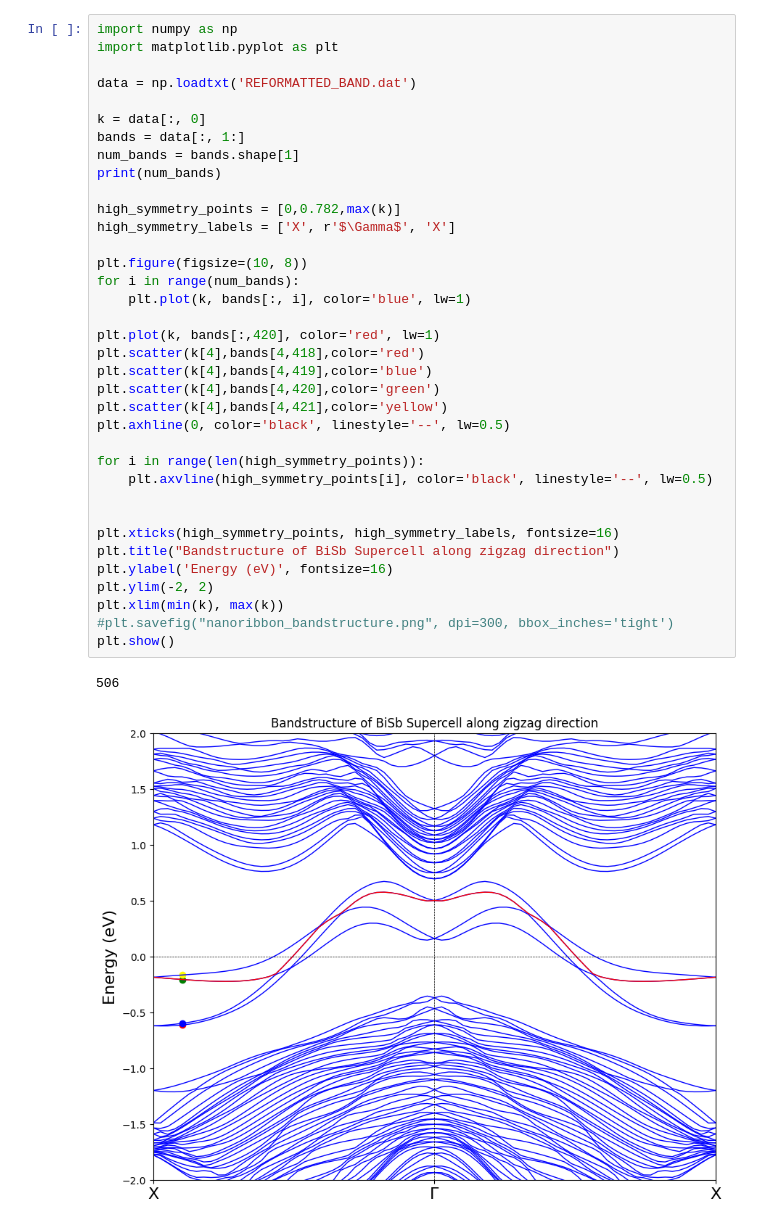
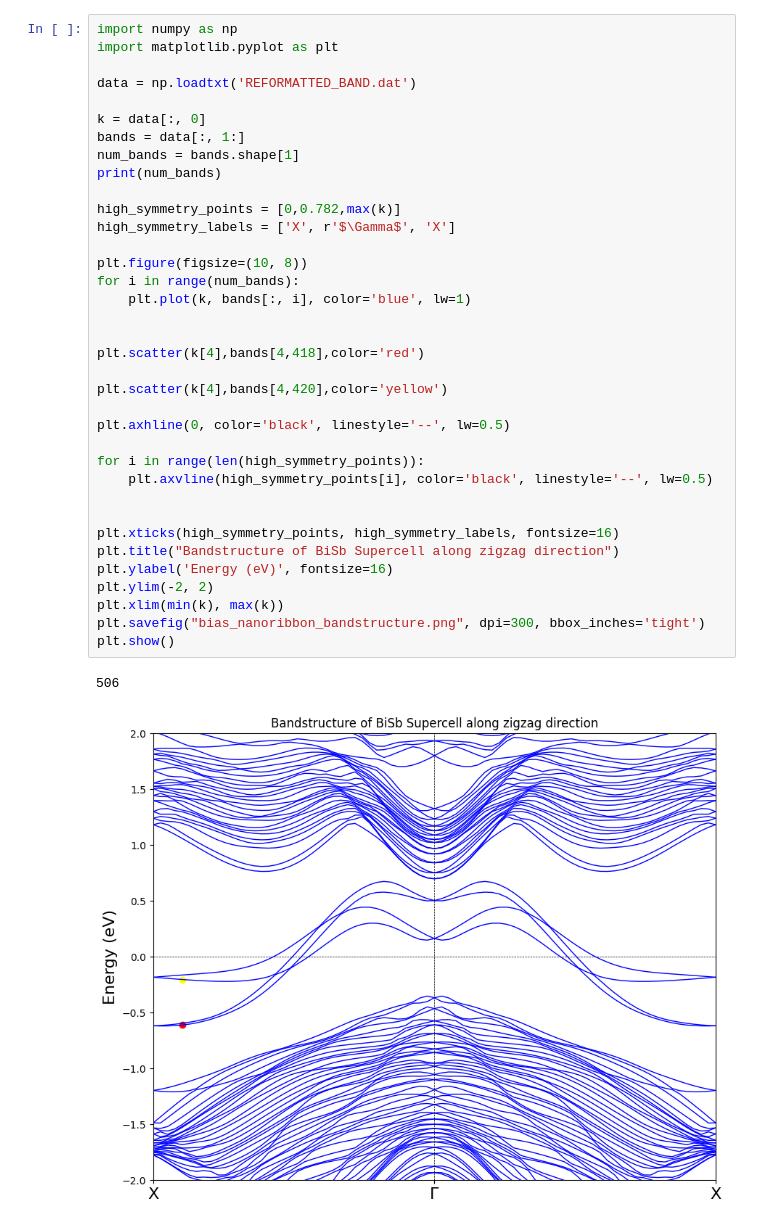
Before and after one commit to Lactuka/Thesis, a Jupyter notebook: bias-nanoribbon/bias-nanoribbon.ipynb, the cells around one changed output. Drawn from its saved outputs; the diff is of its cells as text.

```diff
--- a/bias-nanoribbon/bias-nanoribbon.ipynb
+++ b/bias-nanoribbon/bias-nanoribbon.ipynb
@@ -4,39 +4,39 @@ import matplotlib.pyplot as plt
 
 data = np.loadtxt('REFORMATTED_BAND.dat')
 
 k = data[:, 0]
 bands = data[:, 1:]
 num_bands = bands.shape[1]
 print(num_bands)
 
 high_symmetry_points = [0,0.782,max(k)]
 high_symmetry_labels = ['X', r'$\Gamma$', 'X']
 
 plt.figure(figsize=(10, 8))
 for i in range(num_bands):
     plt.plot(k, bands[:, i], color='blue', lw=1)
 
-plt.plot(k, bands[:,420], color='red', lw=1)
+
 plt.scatter(k[4],bands[4,418],color='red')
-plt.scatter(k[4],bands[4,419],color='blue')
-plt.scatter(k[4],bands[4,420],color='green')
-plt.scatter(k[4],bands[4,421],color='yellow')
+
+plt.scatter(k[4],bands[4,420],color='yellow')
+
 plt.axhline(0, color='black', linestyle='--', lw=0.5)
 
 for i in range(len(high_symmetry_points)):
     plt.axvline(high_symmetry_points[i], color='black', linestyle='--', lw=0.5)
 
 
 plt.xticks(high_symmetry_points, high_symmetry_labels, fontsize=16)
 plt.title("Bandstructure of BiSb Supercell along zigzag direction")
 plt.ylabel('Energy (eV)', fontsize=16)
 plt.ylim(-2, 2)
 plt.xlim(min(k), max(k))
-#plt.savefig("nanoribbon_bandstructure.png", dpi=300, bbox_inches='tight')
+plt.savefig("bias_nanoribbon_bandstructure.png", dpi=300, bbox_inches='tight')
 plt.show()
 # %% [output]
 506
-[figure, old version]
+[figure, new version]
 # %%
 import numpy as np
 import matplotlib.pyplot as plt
```
Also changed, not shown: parts of 1 cell of this notebook, 5 other files.
